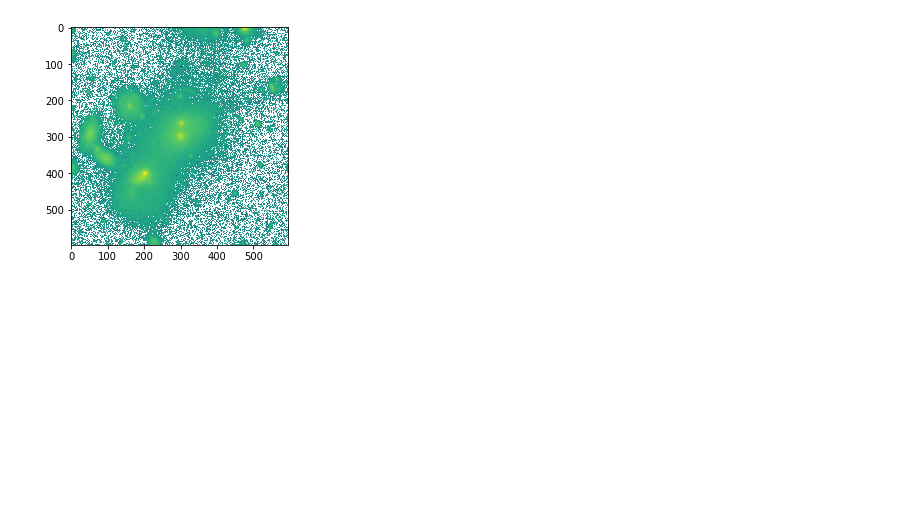
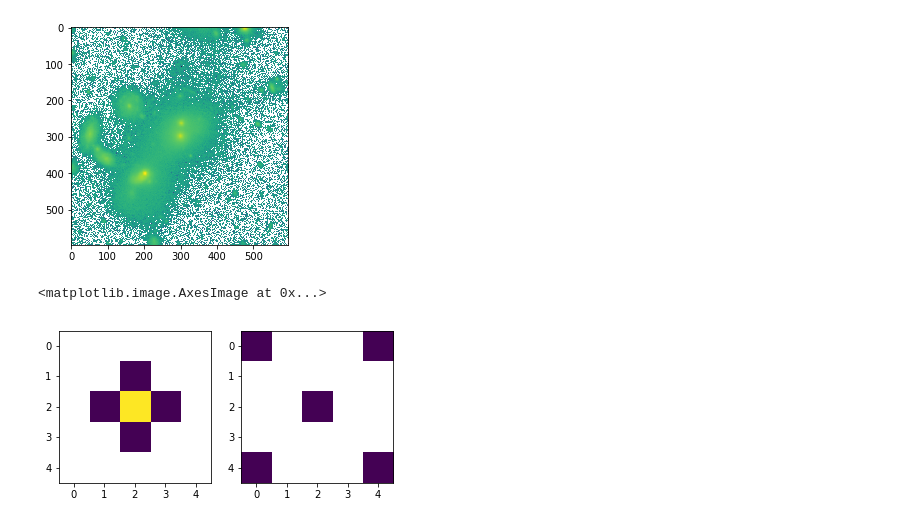
Before and after one commit to mattaustin269/Deblending, a Jupyter notebook: Display Astronomical Images.ipynb, the cells around one changed output. Saved outputs shown, nothing was run; the diff lists cells and outputs as text; code cells hidden in the pictures; blank space fills up the shorter version.

```diff
--- a/Display Astronomical Images.ipynb
+++ b/Display Astronomical Images.ipynb
@@ -40,3 +44,26 @@ plt.imshow(image_data, norm = colors.LogNorm())
 # %% [output]
 <matplotlib.image.AxesImage at 0x...>
 [figure]
+# %%
+import numpy as np
+from scipy.ndimage.filters import maximum_filter
+from scipy.ndimage.morphology import generate_binary_structure, binary_erosion
+
+def detect_peaks(image):
+    neighbourhood = generate_binary_structure(2,2)
+    #print(neighbourhood)
+    #print(image)
+    local_max = maximum_filter(image, footprint=neighbourhood)==image
+    #background = (image == 0)
+    #eroded_background = binary_erosion(background, structure = neighbourhood, border_value = 1)
+    detected_peaks = local_max# ^ eroded_background
+    return detected_peaks
+trial = np.array([[0,0,0,0,0],[0,0,1,0,0],[0,1,2,1,0],[0,0,1,0,0],[0,0,0,0,0]])
+detected_peaks = detect_peaks(trial)
+plt.subplot(1,2,1)
+plt.imshow(trial, norm = colors.LogNorm())
+plt.subplot(1,2,2)
+plt.imshow(detected_peaks, norm = colors.LogNorm())
+# %% [output]
+<matplotlib.image.AxesImage at 0x...>
+[figure, added]
```
Also changed, not shown: parts of 12 cells of this notebook.
